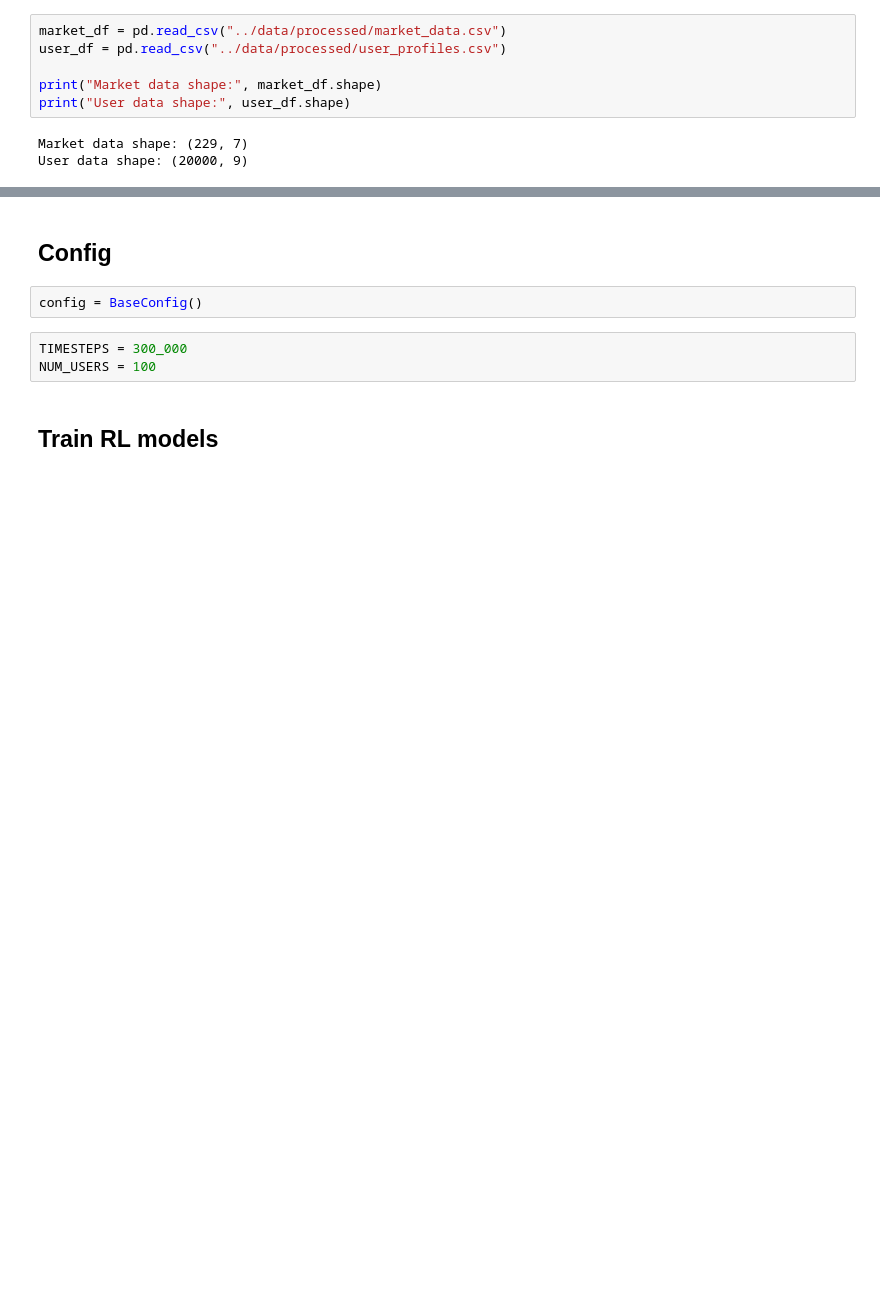
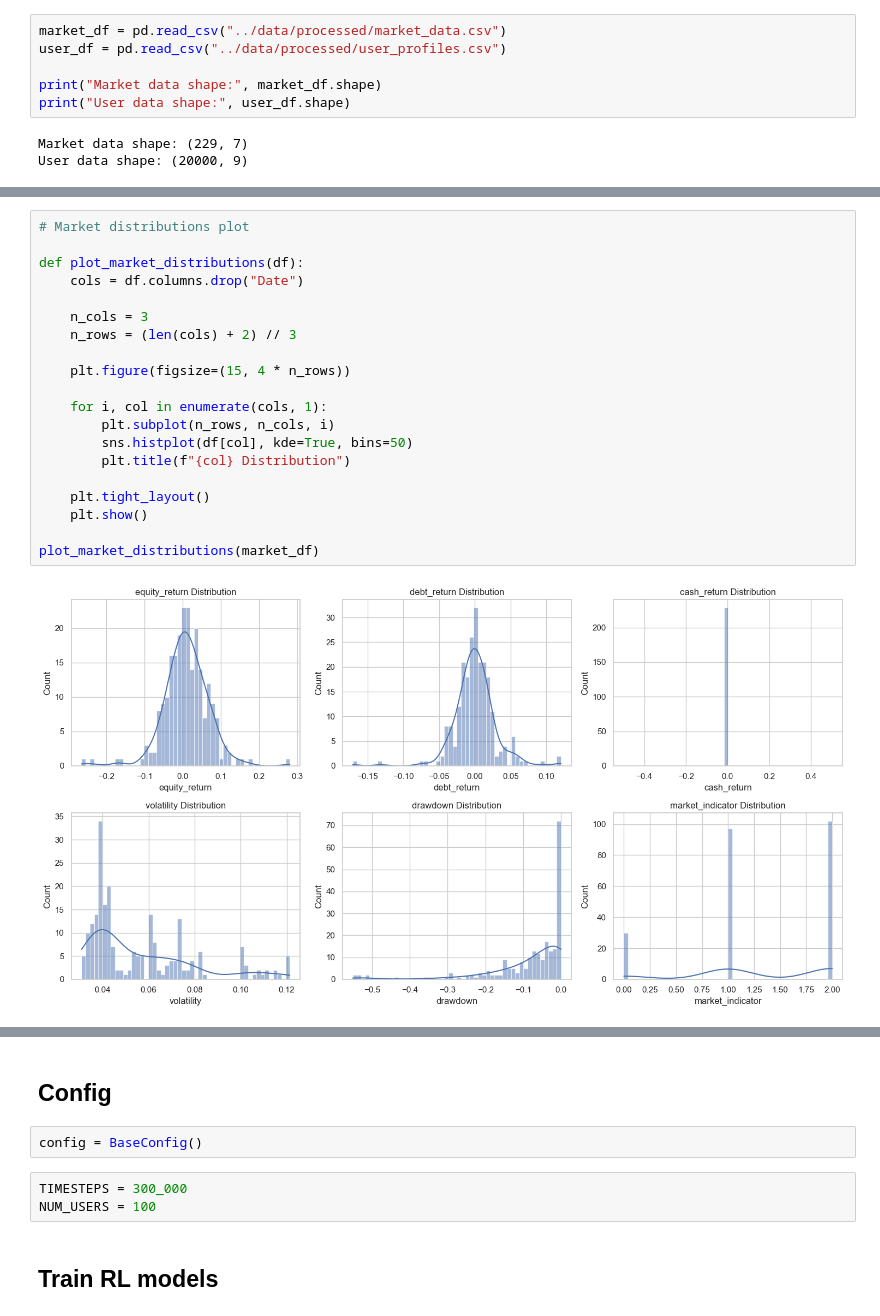
Before and after one commit to SHREYA-1103/Dynamic-Personal-Finance-Planner, a Jupyter notebook: notebooks/main.ipynb, the cells around one changed output, grey strips where cells are left out. Drawn from its saved outputs; the diff is of its cells as text; blank space fills up the shorter version.

```diff
--- a/notebooks/main.ipynb
+++ b/notebooks/main.ipynb
@@ -42,0 +69,22 @@ User data shape: (20000, 9)
+# %%
+# Market distributions plot
+
+def plot_market_distributions(df):
+    cols = df.columns.drop("Date")
+
+    n_cols = 3
+    n_rows = (len(cols) + 2) // 3
+
+    plt.figure(figsize=(15, 4 * n_rows))
+
+    for i, col in enumerate(cols, 1):
+        plt.subplot(n_rows, n_cols, i)
+        sns.histplot(df[col], kde=True, bins=50)
+        plt.title(f"{col} Distribution")
+
+    plt.tight_layout()
+    plt.show()
+
+plot_market_distributions(market_df)
+# %% [output]
+[figure, added]
```
Also changed, not shown: parts of 31 cells of this notebook, 16 other files.
